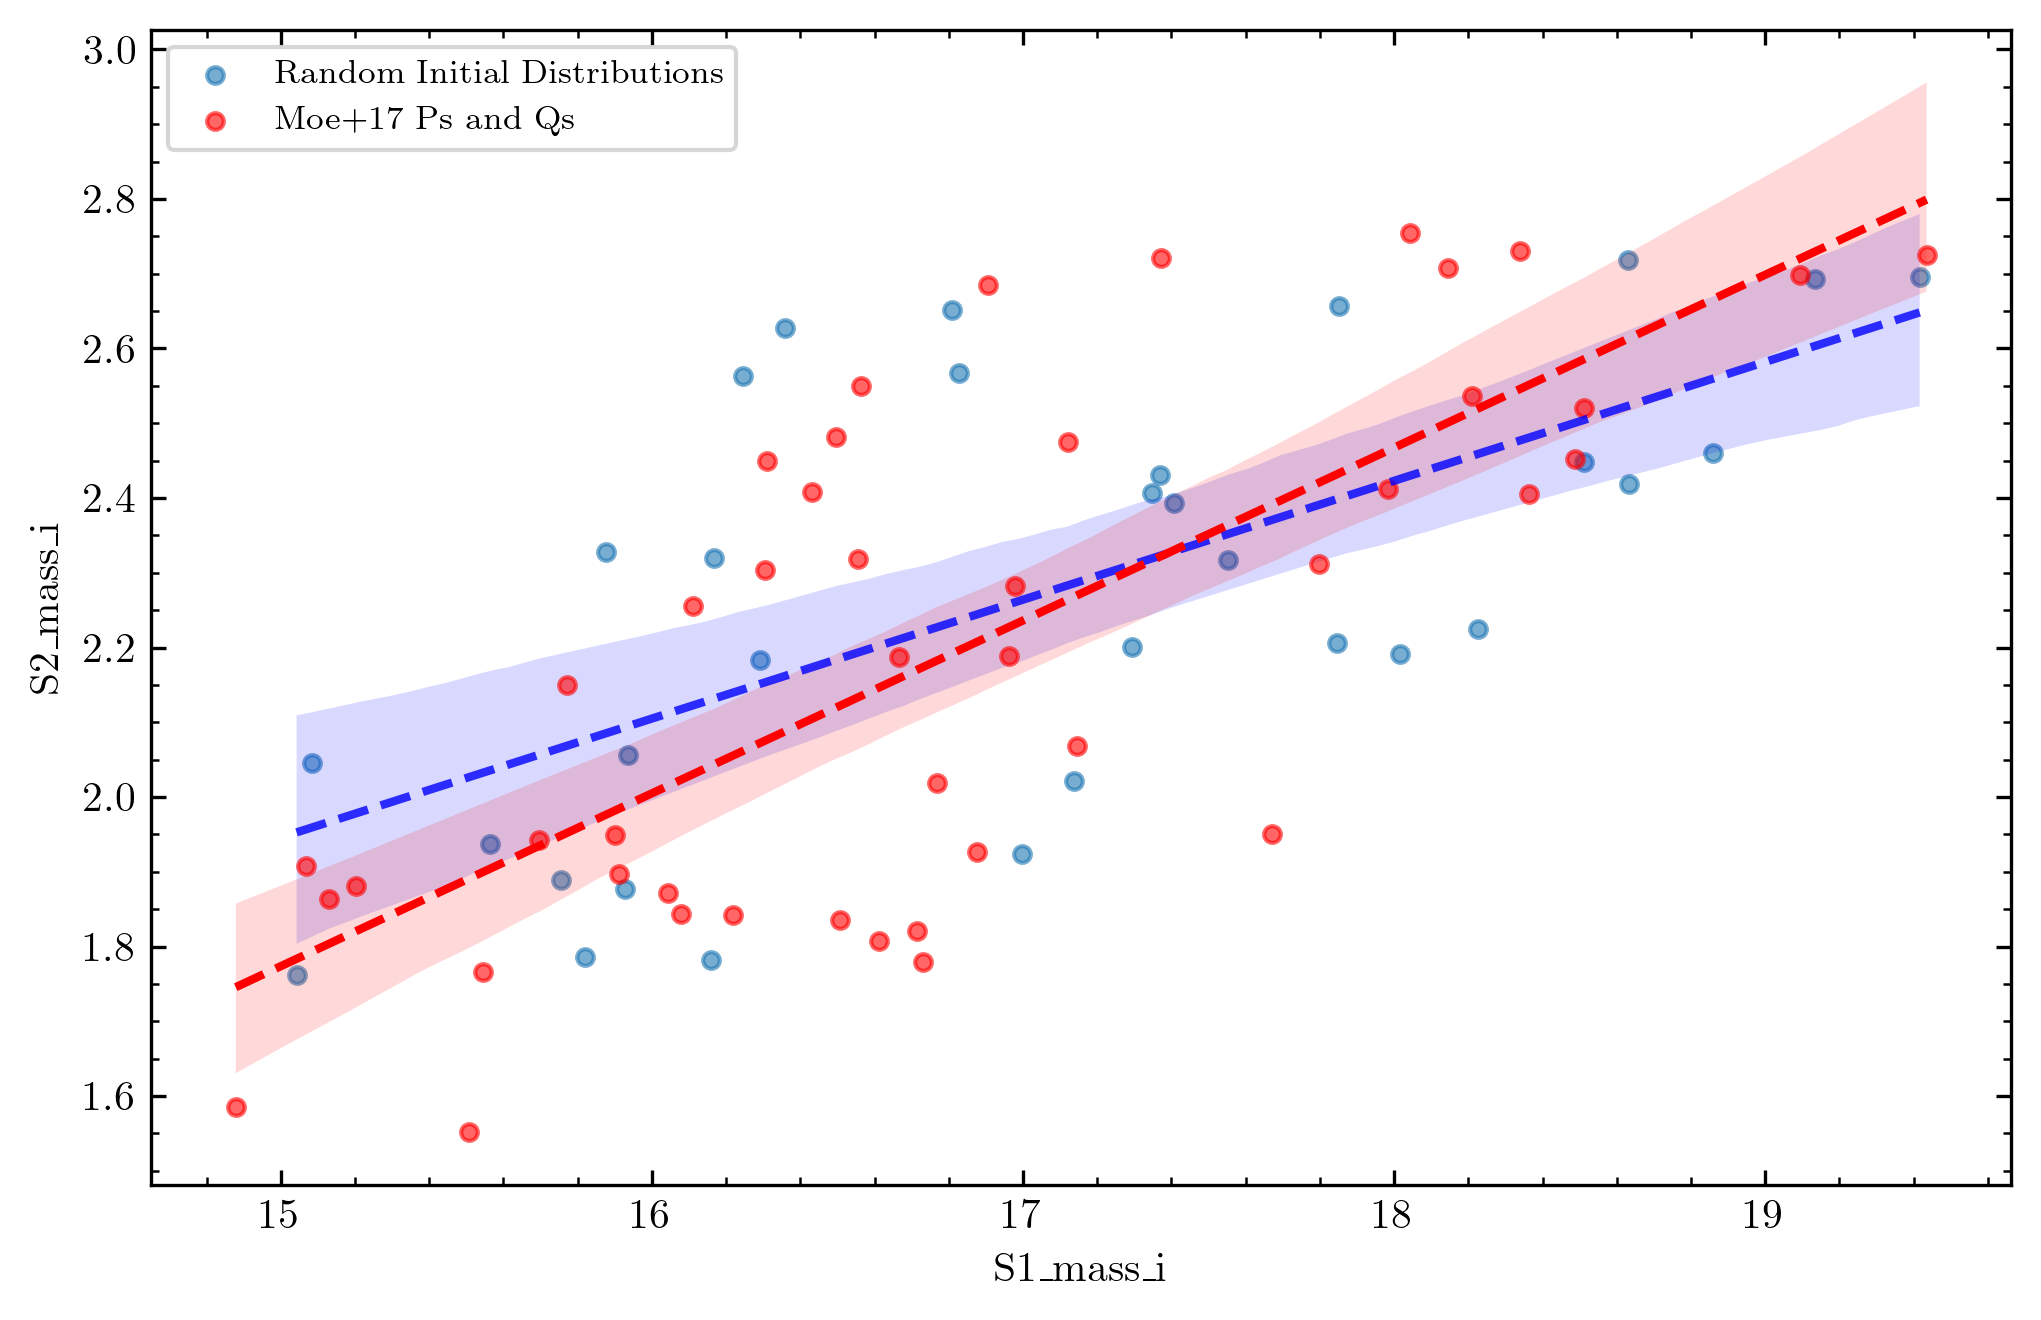
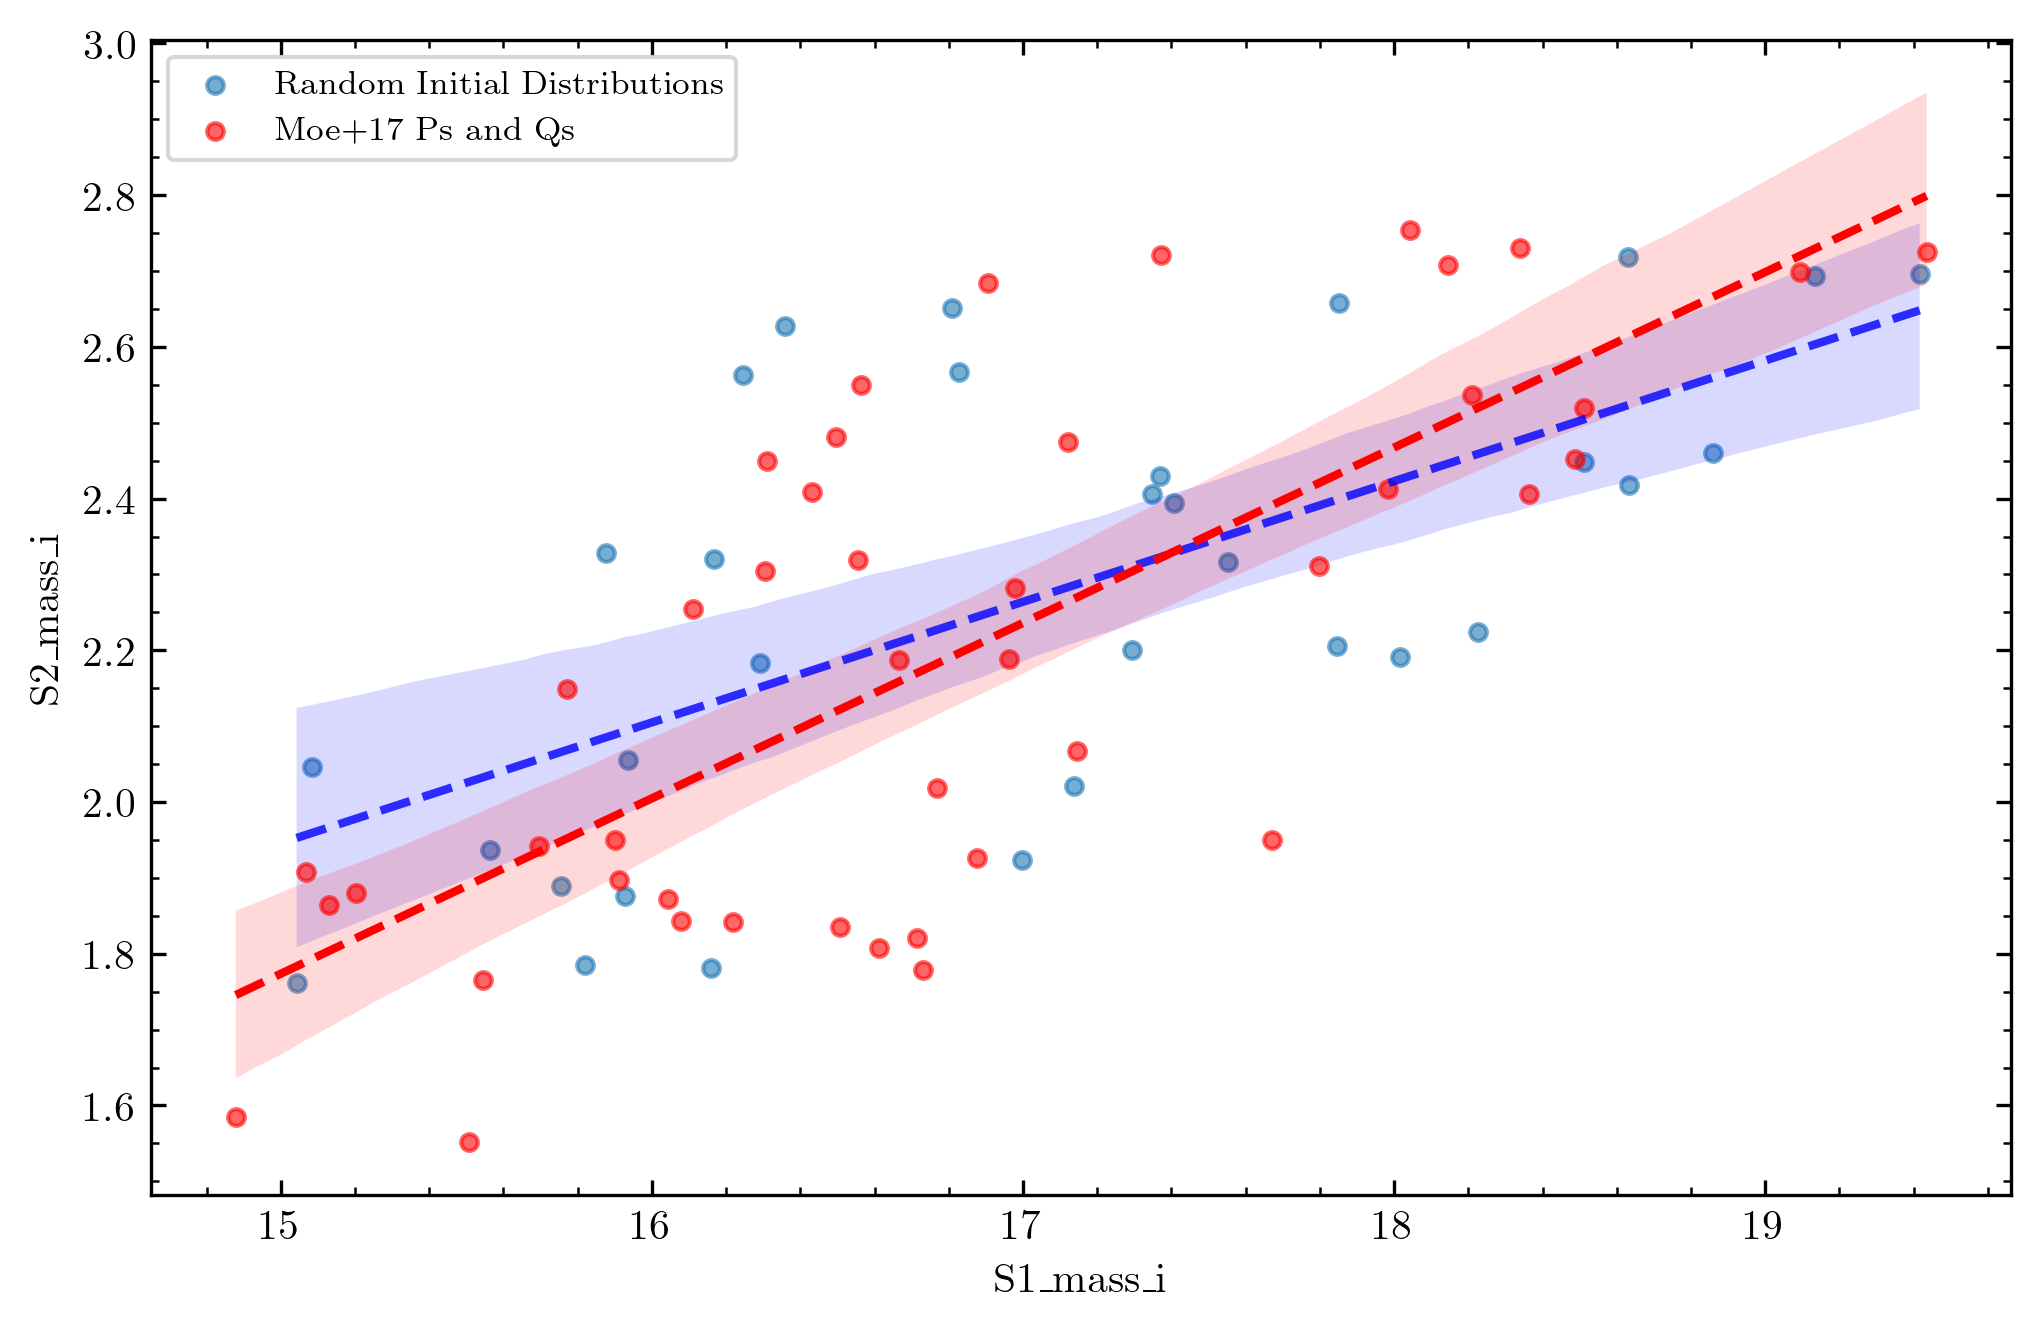
Unified diff of the notebook cell whose output changed from the first chart to the second:
--- before
+++ after
@@ -16,6 +16,6 @@
 
 
+plt.legend(frameon=True)
+plt.savefig(graphSave / 'MoeDistro_Vs_Rand.pgf', bbox_inches='tight')
 
-plt.savefig(graphSave / 'MoeDistro_Vs_Rand.pgf', bbox_inches='tight')
-plt.legend(frameon=True)
 plt.show()

Commit: actually fixed graphs